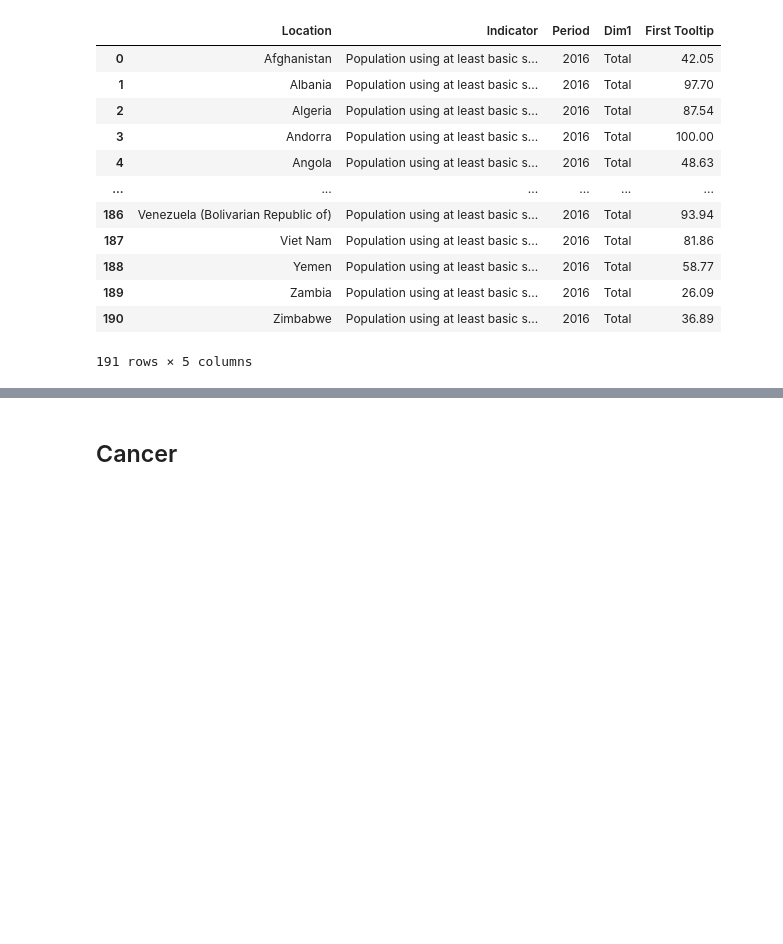
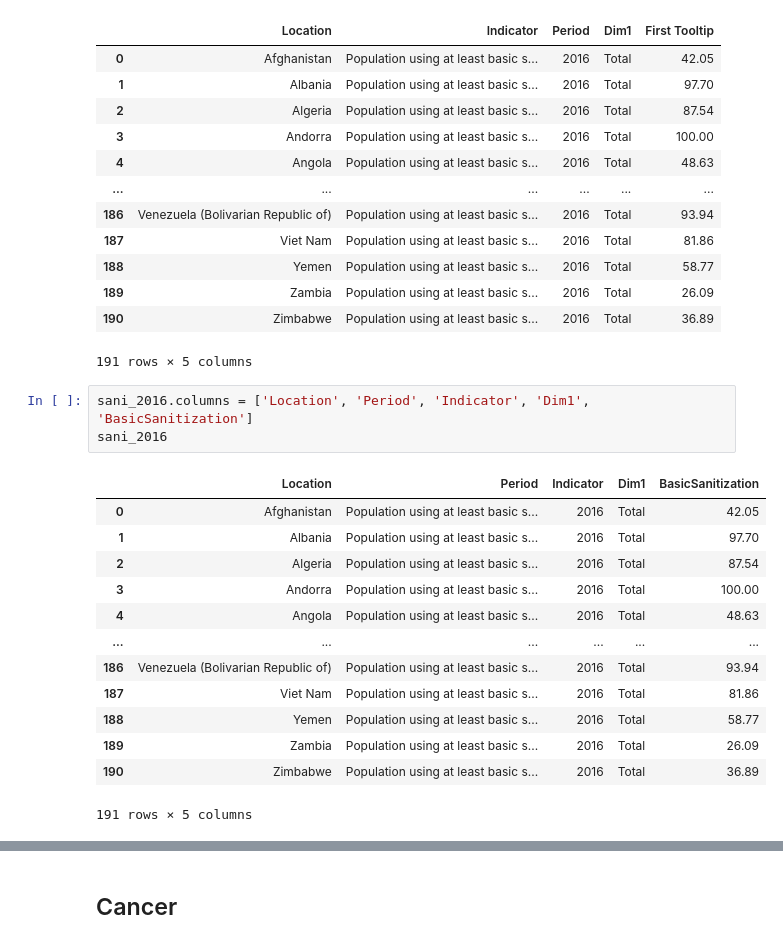
Before and after one commit to kwolf3/World_Health_Statistics_Project, a Jupyter notebook: Combine Datasets- Test Set.ipynb, the cells around one changed output, grey strips where cells are left out. Drawn from its saved outputs; the diff is of its cells as text; blank space fills up the shorter version.

```diff
--- a/Combine Datasets- Test Set.ipynb
+++ b/Combine Datasets- Test Set.ipynb
@@ -63,3 +131,20 @@ sani_2016
 | 189 | Zambia | Population using at least basic s... | 2016 | Total | 26.09 |
 | 190 | Zimbabwe | Population using at least basic s... | 2016 | Total | 36.89 |
 191 rows × 5 columns
+# %%
+sani_2016.columns = ['Location', 'Period', 'Indicator', 'Dim1', 'BasicSanitization']
+sani_2016
+# %% [output]
+|  | Location | Period | Indicator | Dim1 | BasicSanitization |
+| 0 | Afghanistan | Population using at least basic s... | 2016 | Total | 42.05 |
+| 1 | Albania | Population using at least basic s... | 2016 | Total | 97.70 |
+| 2 | Algeria | Population using at least basic s... | 2016 | Total | 87.54 |
+| 3 | Andorra | Population using at least basic s... | 2016 | Total | 100.00 |
+| 4 | Angola | Population using at least basic s... | 2016 | Total | 48.63 |
+| ... | ... | ... | ... | ... | ... |
+| 186 | Venezuela (Bolivarian Republic of) | Population using at least basic s... | 2016 | Total | 93.94 |
+| 187 | Viet Nam | Population using at least basic s... | 2016 | Total | 81.86 |
+| 188 | Yemen | Population using at least basic s... | 2016 | Total | 58.77 |
+| 189 | Zambia | Population using at least basic s... | 2016 | Total | 26.09 |
+| 190 | Zimbabwe | Population using at least basic s... | 2016 | Total | 36.89 |
+191 rows × 5 columns
```
Also changed, not shown: parts of 56 cells of this notebook.
